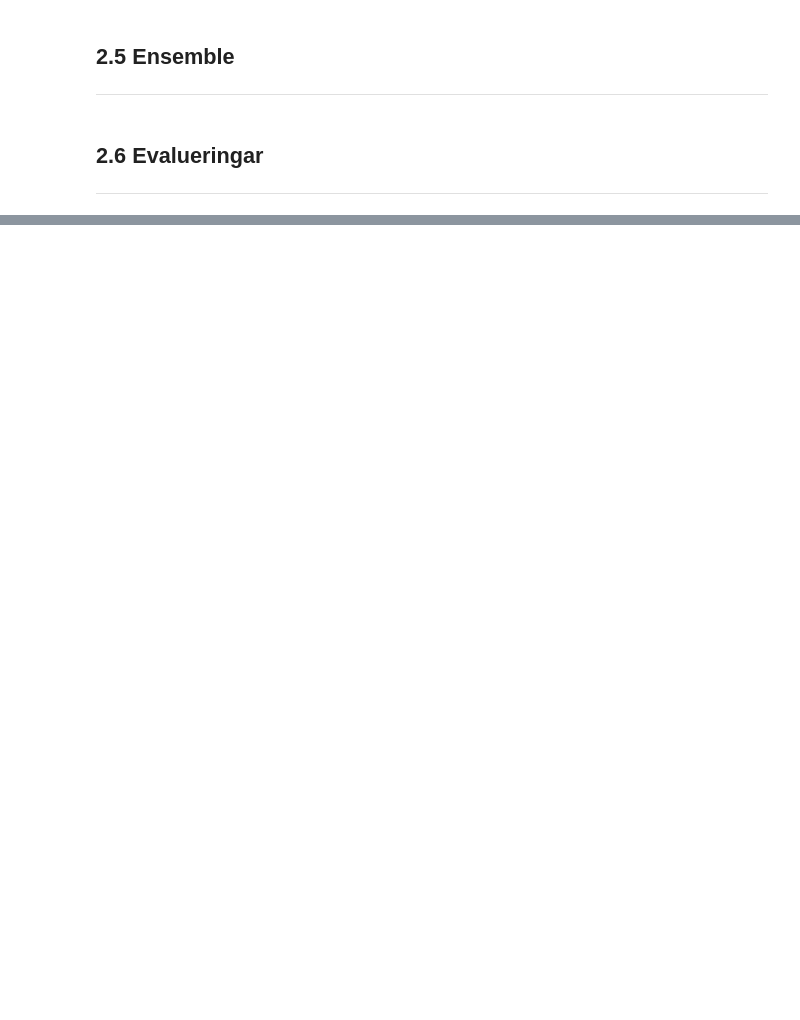
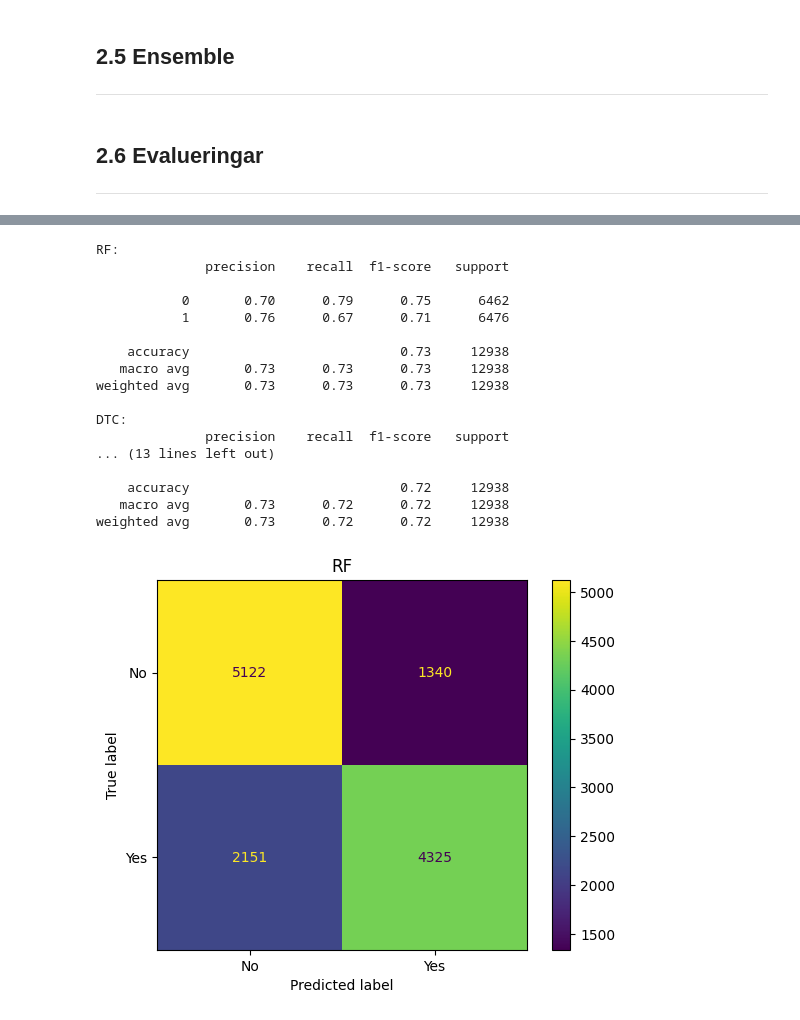
Before and after one commit to Canesp/Machine-learning-Philip-de-Canesie, a Jupyter notebook: Labb/disease_prediction.ipynb, the cells around one changed output, grey strips where cells are left out. Cells and saved outputs as stored; diff of their text form; code cells hidden in the pictures; blank space fills up the shorter version.

```diff
--- a/Labb/disease_prediction.ipynb
+++ b/Labb/disease_prediction.ipynb
@@ -607,3 +624,18 @@ Jag har även kommit fram till att RandomForestClassifier har best resultat och
 </div>
 # %% [markdown]
 ---
+# %%
+from sklearn.metrics import accuracy_score
+
+# merging training data and val.
+X_train_val = pd.concat([X_train, X_val])
+y_train_val = pd.concat([y_train, y_val])
+
+# testing model on testing data.
+model_RF = Pipeline([("scaling", StandardScaler()), ("model", RandomForestClassifier(max_depth=8, min_samples_leaf=4, min_samples_split=10, n_estimators=10))])
+model_RF.fit(X_train_val, y_train_val)
+y_pred = model_RF.predict(X_test)
+
+# test model accuracy.
+model_accuracy = accuracy_score(y_test, y_pred)
+print(f"Model accuracy: {model_accuracy}")
@@ -611,6 +645,11 @@ Jag har även kommit fram till att RandomForestClassifier har best resultat och
 ## 2.5 Ensemble
 
 ---
+# %%
+# model pipelines with best hyperparameters.
+model_RF = Pipeline([("scaling", StandardScaler()), ("model", RandomForestClassifier(max_depth=8, min_samples_leaf=4, min_samples_split=10, n_estimators=10))])
+model_DTC = Pipeline([("scaling", StandardScaler()), ("model", DecisionTreeClassifier(criterion="gini", max_depth=1, min_samples_split=2))])
+model_LOG = Pipeline([("scaling", StandardScaler()), ("model", LogisticRegression(max_iter=200, penalty="l1", solver="saga"))])
 # %%
 # importing VotingClassifier
 from sklearn.ensemble import VotingClassifier
@@ -681,0 +670,42 @@ IndexError: list index out of range
+# %%
+# function for evaluation models.
+def evaluate_model(model, title):
+
+    # fiting model and predicting on val data.
+    model.fit(X_train, y_train)
+    y_pred = model.predict(X_val)
+
+    # gets confusion matrix an plots it.
+    cm = confusion_matrix(y_val, y_pred)
+    ConfusionMatrixDisplay(cm, display_labels=["No", "Yes"]).plot()
+    # sets title of polt
+    plt.title(title)
+
+    # print report.
+    print(f"{title}: ")
+    print(classification_report(y_val, y_pred));
+# %%
+# evaluate models from 2.4 and 2.5.
+evaluate_model(model= model_RF, title= "RF")
+evaluate_model(model= model_DTC, title= "DTC")
+evaluate_model(model= model_LOG, title= "LOG")
+# Här kan vi se hur accuracy för RF modeln är högst.
+# %% [output]
+RF:
+              precision    recall  f1-score   support
+
+           0       0.70      0.79      0.75      6462
+           1       0.76      0.67      0.71      6476
+
+    accuracy                           0.73     12938
+   macro avg       0.73      0.73      0.73     12938
+weighted avg       0.73      0.73      0.73     12938
+
+DTC:
+              precision    recall  f1-score   support
+... (13 lines left out)
+
+    accuracy                           0.72     12938
+   macro avg       0.73      0.72      0.72     12938
+weighted avg       0.73      0.72      0.72     12938
+[figure, added]
```
Also changed, not shown: parts of 18 cells of this notebook, 4 other files.
